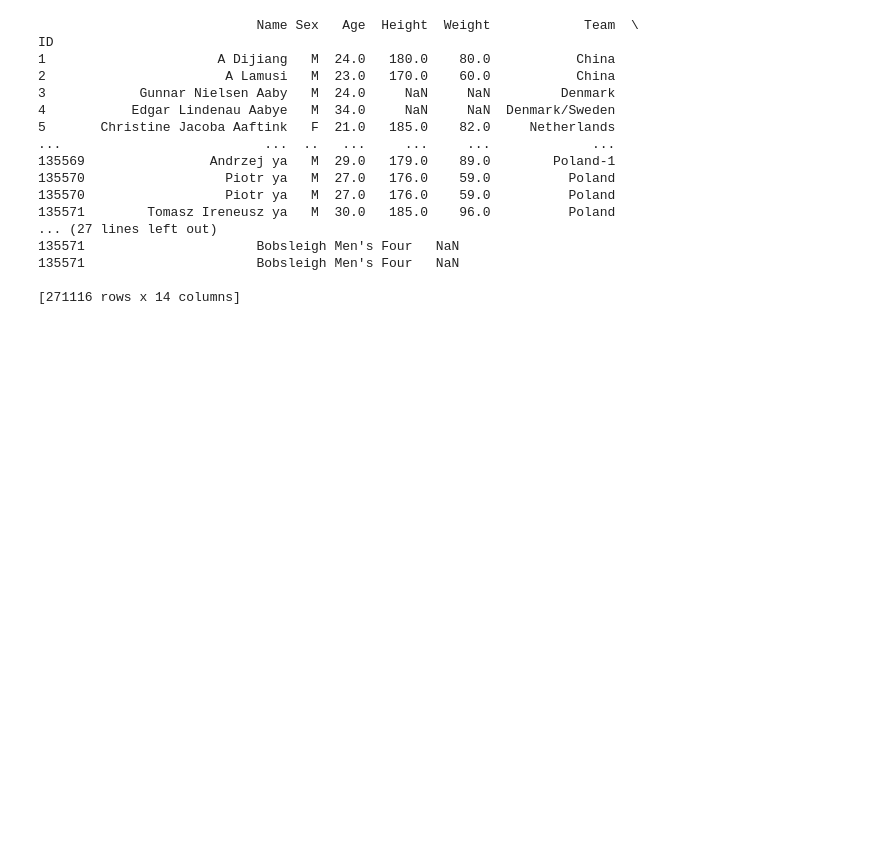
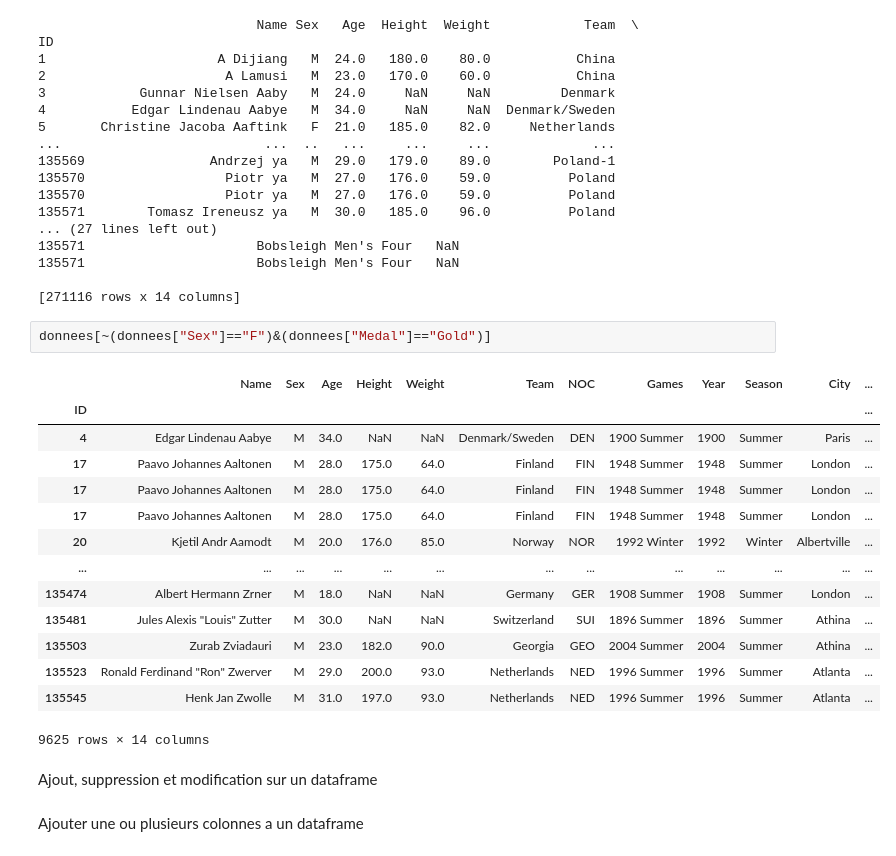
Before and after one commit to ShaD971/Python_Data_Analyst, a Jupyter notebook: Panda_Perso.ipynb, the cells around one changed output. Drawn from its saved outputs; the diff is of its cells as text; blank space fills up the shorter version.

```diff
--- a/Panda_Perso.ipynb
+++ b/Panda_Perso.ipynb
@@ -427,3 +440,24 @@ ID
 135571                      Bobsleigh Men's Four   NaN
 
 [271116 rows x 14 columns]
+# %%
+donnees[~(donnees["Sex"]=="F")&(donnees["Medal"]=="Gold")]
+# %% [output]
+|  | Name | Sex | Age | Height | Weight | Team | NOC | Games | Year | Season | City | ... |
+| ID |  |  |  |  |  |  |  |  |  |  |  | ... |
+| 4 | Edgar Lindenau Aabye | M | 34.0 | NaN | NaN | Denmark/Sweden | DEN | 1900 Summer | 1900 | Summer | Paris | ... |
+| 17 | Paavo Johannes Aaltonen | M | 28.0 | 175.0 | 64.0 | Finland | FIN | 1948 Summer | 1948 | Summer | London | ... |
+| 17 | Paavo Johannes Aaltonen | M | 28.0 | 175.0 | 64.0 | Finland | FIN | 1948 Summer | 1948 | Summer | London | ... |
+| 17 | Paavo Johannes Aaltonen | M | 28.0 | 175.0 | 64.0 | Finland | FIN | 1948 Summer | 1948 | Summer | London | ... |
+| 20 | Kjetil Andr Aamodt | M | 20.0 | 176.0 | 85.0 | Norway | NOR | 1992 Winter | 1992 | Winter | Albertville | ... |
+| ... | ... | ... | ... | ... | ... | ... | ... | ... | ... | ... | ... | ... |
+| 135474 | Albert Hermann Zrner | M | 18.0 | NaN | NaN | Germany | GER | 1908 Summer | 1908 | Summer | London | ... |
+| 135481 | Jules Alexis "Louis" Zutter | M | 30.0 | NaN | NaN | Switzerland | SUI | 1896 Summer | 1896 | Summer | Athina | ... |
+| 135503 | Zurab Zviadauri | M | 23.0 | 182.0 | 90.0 | Georgia | GEO | 2004 Summer | 2004 | Summer | Athina | ... |
+| 135523 | Ronald Ferdinand "Ron" Zwerver | M | 29.0 | 200.0 | 93.0 | Netherlands | NED | 1996 Summer | 1996 | Summer | Atlanta | ... |
+| 135545 | Henk Jan Zwolle | M | 31.0 | 197.0 | 93.0 | Netherlands | NED | 1996 Summer | 1996 | Summer | Atlanta | ... |
+9625 rows × 14 columns
+# %% [markdown]
+Ajout, suppression et modification sur un dataframe
+# %% [markdown]
+Ajouter une ou plusieurs colonnes a un dataframe
```
Also changed, not shown: parts of 5 cells of this notebook.
